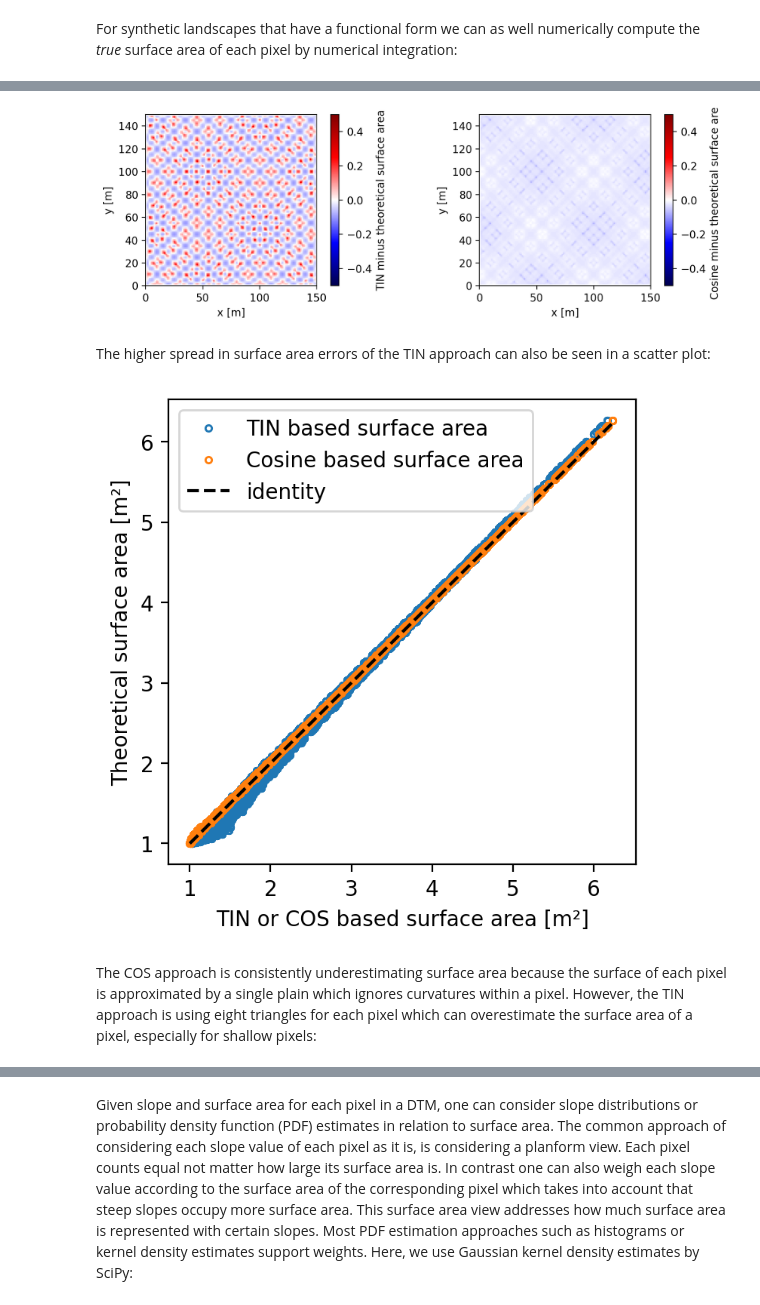
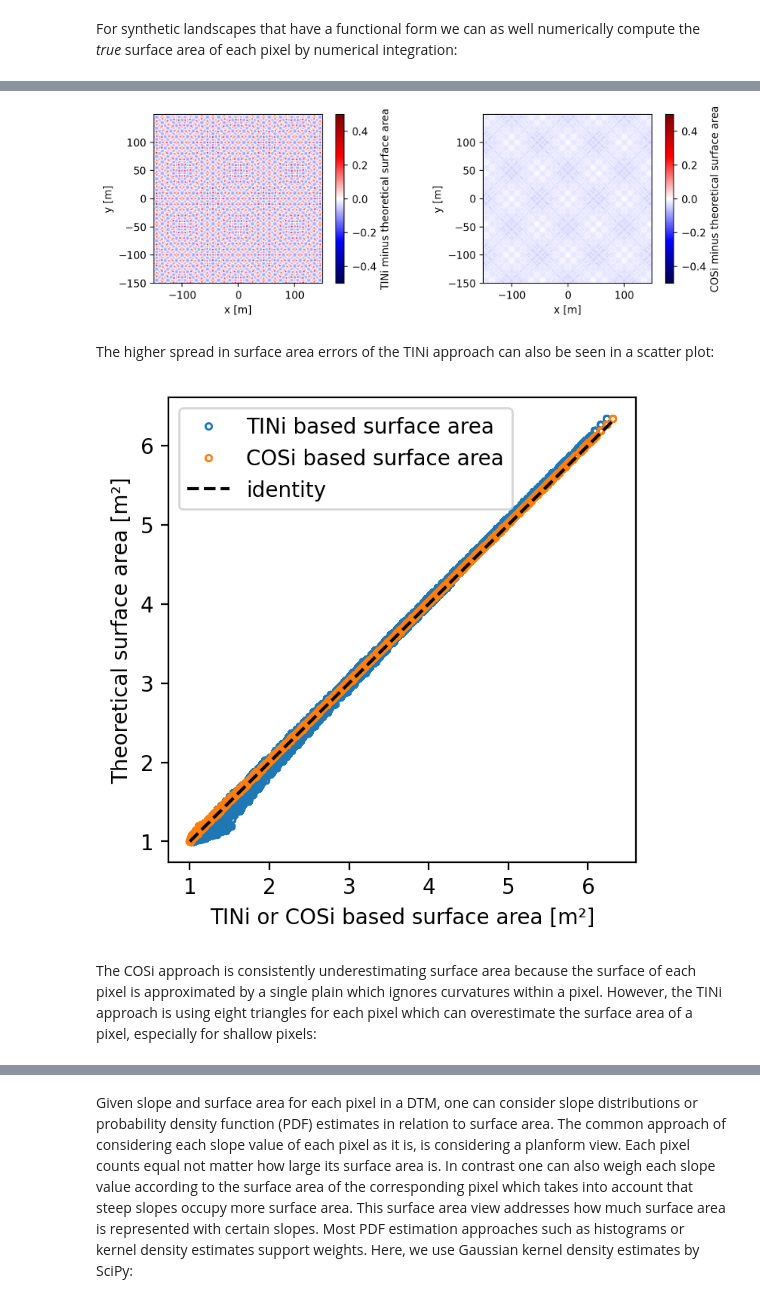
Before and after one commit to UP-RS-ESP/dtm-surface-area-and-slope, a Jupyter notebook: tutorial.ipynb, the cells around one changed output, grey strips where cells are left out. Saved outputs shown, nothing was run; the diff lists cells and outputs as text; code cells hidden in the pictures.

```diff
--- a/tutorial.ipynb
+++ b/tutorial.ipynb
@@ -17,13 +17,13 @@ We provide two synthetic landscape types. One very smooth and constructed from 2
 # %%
 # DTM resolution
 resolution = 1
-xr = np.arange(resolution / 2, 150, resolution)
+xr = np.arange(-150, 150, resolution)
 yr = xr
 
 # synthetic landscape coordinates
 x, y = np.meshgrid(xr, yr)
 
-# Sin Cos DTM
+# Cos Sin DTM
 dtm_sincos = sa.synthetic_landscape(x, y, landscape_type="sincos", amplitude=100)
 
 # Gaussian hill DTM
@@ -144,28 +146,28 @@ Our approach (COS) has overall lower error magnitudes and consistently underesti
 # %%
 sa_num[0, :] = np.nan
 sa_num[-1, :] = np.nan
 sa_num[:, 0] = np.nan
 sa_num[:, 0 - 1] = np.nan
 
 fg, ax = pl.subplots(1, 2, figsize=(9, 3))
 im = ax[0].pcolormesh(x, y, sa_tin - sa_num, vmin=-0.5, vmax=0.5, cmap="seismic")
 ax[0].set_xlabel("x [m]")
 ax[0].set_ylabel("y [m]")
 cb = fg.colorbar(im, ax=ax[0])
-cb.set_label("TIN minus theoretical surface area")
+cb.set_label("TINi minus theoretical surface area")
 im = ax[1].pcolormesh(x, y, sa_cos - sa_num, vmin=-0.5, vmax=0.5, cmap="seismic")
 ax[1].set_xlabel("x [m]")
 ax[1].set_ylabel("y [m]")
 cb = fg.colorbar(im, ax=ax[1])
-cb.set_label("Cosine minus theoretical surface area")
+cb.set_label("COSi minus theoretical surface area")
 ax[0].set_aspect("equal")
 ax[1].set_aspect("equal")
 pl.tight_layout()
 pl.show()
 # %% [output]
-[figure, old version]
+[figure, new version]
 # %% [markdown]
-The higher spread in surface area errors of the TIN approach can also be seen in a scatter plot:
+The higher spread in surface area errors of the TINi approach can also be seen in a scatter plot:
 # %%
 fg, ax = pl.subplots(figsize=(4, 4))
 ax.plot(
@@ -173,24 +175,24 @@ ax.plot(
     sa_num[1:-1, 1:-1].ravel(),
     ".",
     mfc="none",
-    label="TIN based surface area",
+    label="TINi based surface area",
 )
 ax.plot(
     sa_cos[1:-1, 1:-1].ravel(),
     sa_num[1:-1, 1:-1].ravel(),
     ".",
     mfc="none",
-    label="Cosine based surface area",
+    label="COSi based surface area",
 )
 ax.plot([1, np.nanmax(sa_num)], [1, np.nanmax(sa_num)], "k--", label="identity")
-ax.set_xlabel("TIN or COS based surface area [m²]")
+ax.set_xlabel("TINi or COSi based surface area [m²]")
 ax.set_ylabel("Theoretical surface area [m²]")
 pl.legend()
 pl.show()
 # %% [output]
-[figure, old version]
+[figure, new version]
 # %% [markdown]
-The COS approach is consistently underestimating surface area because the surface of each pixel is approximated by a single plain which ignores curvatures within a pixel. However, the TIN approach is using eight triangles for each pixel which can overestimate the surface area of a pixel, especially for shallow pixels:
+The COSi approach is consistently underestimating surface area because the surface of each pixel is approximated by a single plain which ignores curvatures within a pixel. However, the TINi approach is using eight triangles for each pixel which can overestimate the surface area of a pixel, especially for shallow pixels:
 # %%
 fg, ax = pl.subplots(figsize=(4, 4))
 ax.plot(
```
Also changed, not shown: parts of 16 cells of this notebook.
